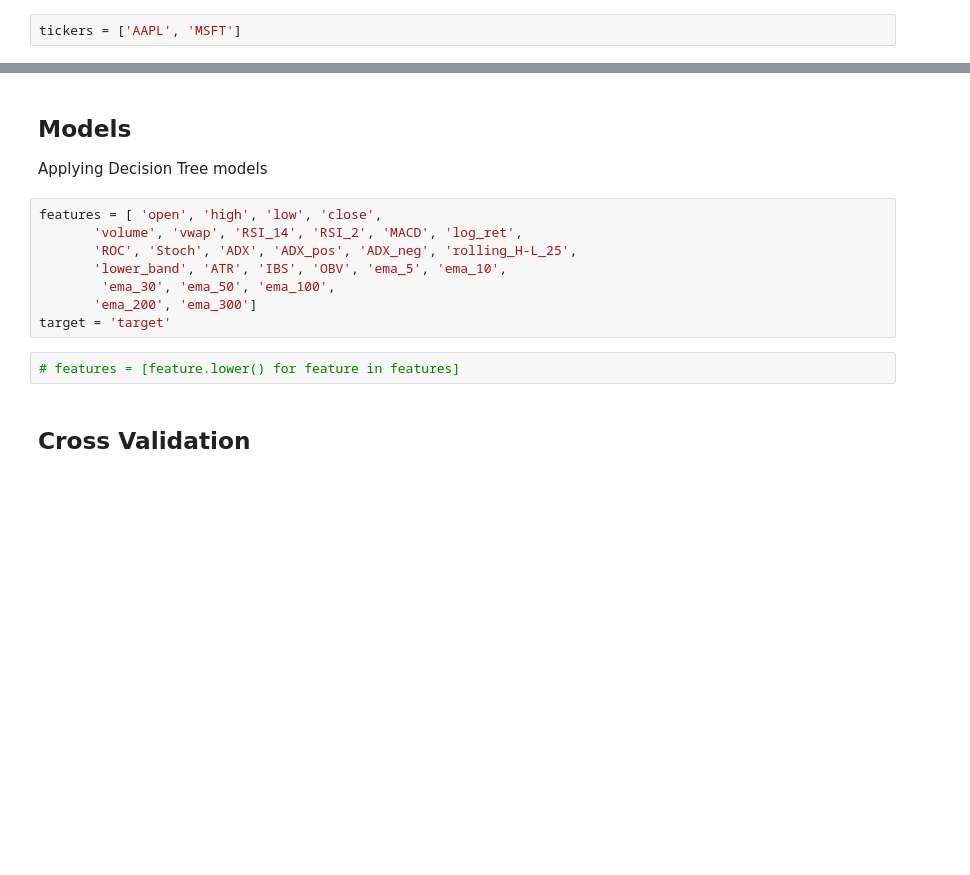
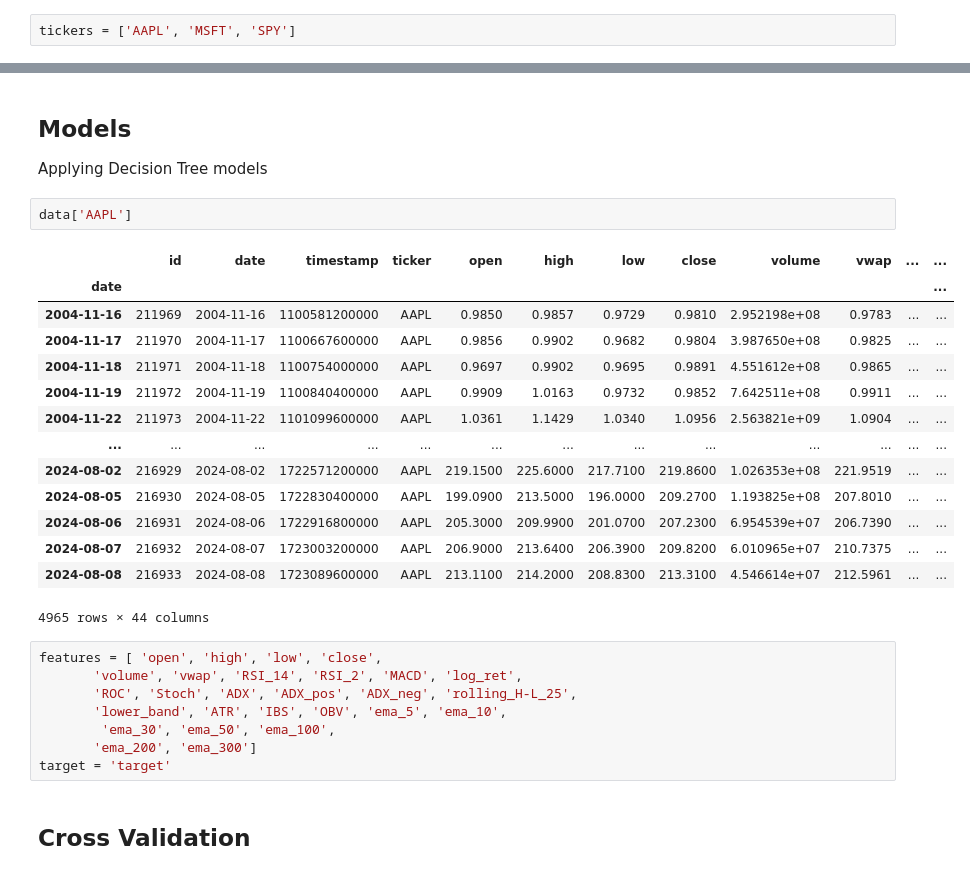
Before and after one commit to rravinet/algo_trading, a Jupyter notebook: Modelling/model.ipynb, the cells around one changed output, grey strips where cells are left out. Cells and saved outputs as stored; diff of their text form; blank space fills up the shorter version.

```diff
--- a/Modelling/model.ipynb
+++ b/Modelling/model.ipynb
@@ -38,7 +38,7 @@ djia_tickers = pd.read_html(djia_ticker_list)[1].Symbol.to_list()
 # %%
 # tickers = ['AAPL', 'MSFT', 'DIS', 'V', 'JPM']
 # %%
-tickers = ['AAPL', 'MSFT']
+tickers = ['AAPL', 'MSFT', 'SPY']
 # %%
 pipe = Pipeline(tickers)
 # %%
@@ -72,6 +72,23 @@ for df in data.values():
 # %% [markdown]
 ## Models
 Applying Decision Tree models
+# %%
+data['AAPL']
+# %% [output]
+|  | id | date | timestamp | ticker | open | high | low | close | volume | vwap | ... | ... |
+| date |  |  |  |  |  |  |  |  |  |  |  | ... |
+| 2004-11-16 | 211969 | 2004-11-16 | 1100581200000 | AAPL | 0.9850 | 0.9857 | 0.9729 | 0.9810 | 2.952198e+08 | 0.9783 | ... | ... |
+| 2004-11-17 | 211970 | 2004-11-17 | 1100667600000 | AAPL | 0.9856 | 0.9902 | 0.9682 | 0.9804 | 3.987650e+08 | 0.9825 | ... | ... |
+| 2004-11-18 | 211971 | 2004-11-18 | 1100754000000 | AAPL | 0.9697 | 0.9902 | 0.9695 | 0.9891 | 4.551612e+08 | 0.9865 | ... | ... |
+| 2004-11-19 | 211972 | 2004-11-19 | 1100840400000 | AAPL | 0.9909 | 1.0163 | 0.9732 | 0.9852 | 7.642511e+08 | 0.9911 | ... | ... |
+| 2004-11-22 | 211973 | 2004-11-22 | 1101099600000 | AAPL | 1.0361 | 1.1429 | 1.0340 | 1.0956 | 2.563821e+09 | 1.0904 | ... | ... |
+| ... | ... | ... | ... | ... | ... | ... | ... | ... | ... | ... | ... | ... |
+| 2024-08-02 | 216929 | 2024-08-02 | 1722571200000 | AAPL | 219.1500 | 225.6000 | 217.7100 | 219.8600 | 1.026353e+08 | 221.9519 | ... | ... |
+| 2024-08-05 | 216930 | 2024-08-05 | 1722830400000 | AAPL | 199.0900 | 213.5000 | 196.0000 | 209.2700 | 1.193825e+08 | 207.8010 | ... | ... |
+| 2024-08-06 | 216931 | 2024-08-06 | 1722916800000 | AAPL | 205.3000 | 209.9900 | 201.0700 | 207.2300 | 6.954539e+07 | 206.7390 | ... | ... |
+| 2024-08-07 | 216932 | 2024-08-07 | 1723003200000 | AAPL | 206.9000 | 213.6400 | 206.3900 | 209.8200 | 6.010965e+07 | 210.7375 | ... | ... |
+| 2024-08-08 | 216933 | 2024-08-08 | 1723089600000 | AAPL | 213.1100 | 214.2000 | 208.8300 | 213.3100 | 4.546614e+07 | 212.5961 | ... | ... |
+4965 rows × 44 columns
 # %%
 features = [ 'open', 'high', 'low', 'close',
        'volume', 'vwap', 'RSI_14', 'RSI_2', 'MACD', 'log_ret',
@@ -80,8 +97,6 @@ features = [ 'open', 'high', 'low', 'close',
         'ema_30', 'ema_50', 'ema_100',
        'ema_200', 'ema_300']
 target = 'target'
-# %%
-# features = [feature.lower() for feature in features]
 # %% [markdown]
 ## Cross Validation
 # %%
```
Also changed, not shown: parts of 2 cells of this notebook, 15 other files.
